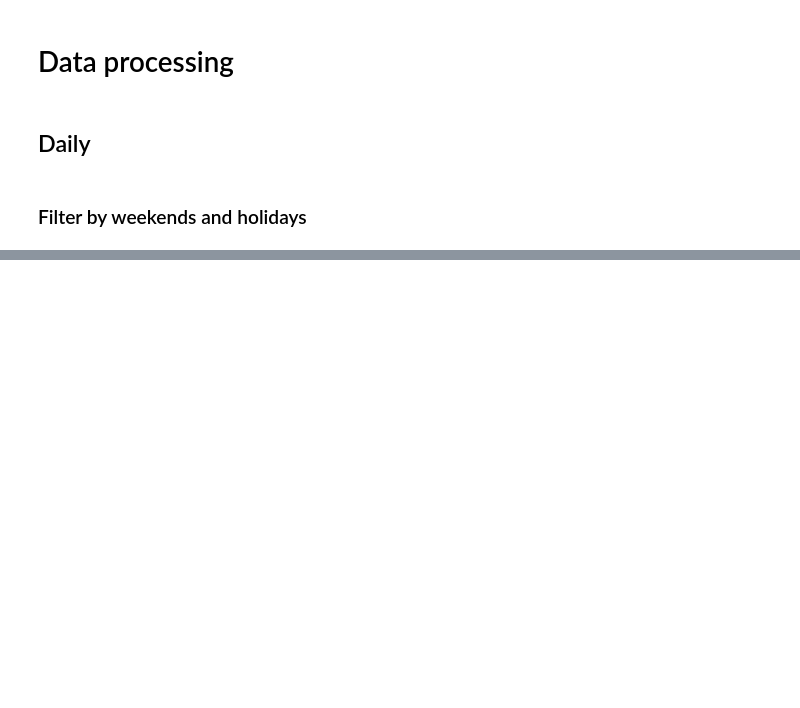
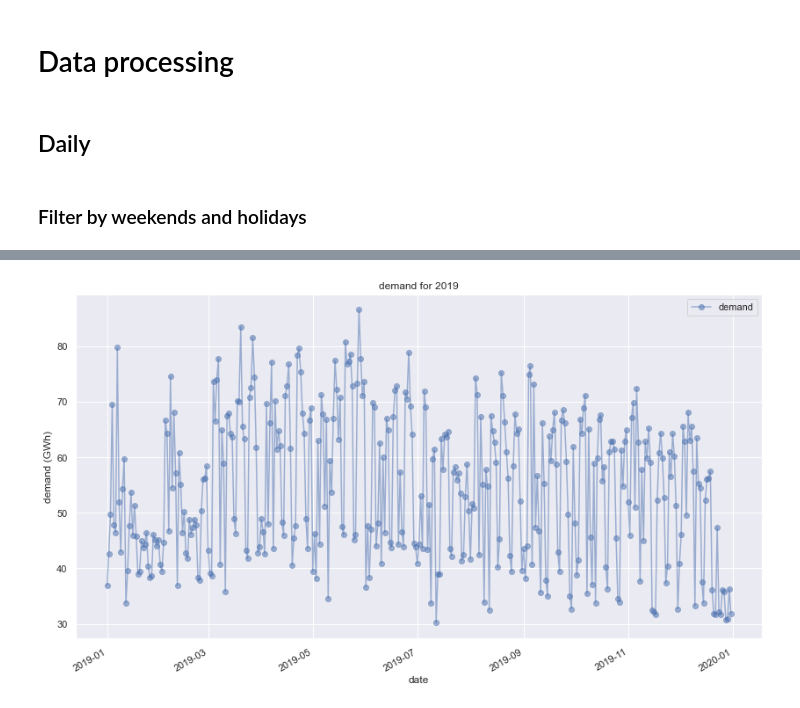
Before and after one commit to cchalc/forjuliana, a Jupyter notebook: notebooks/data.ipynb, the cells around one changed output, grey strips where cells are left out. Drawn from its saved outputs; the diff is of its cells as text; code cells hidden in the pictures; blank space fills up the shorter version.

```diff
--- a/notebooks/data.ipynb
+++ b/notebooks/data.ipynb
@@ -167,0 +157,15 @@ True
+# %%
+# plot with more customization
+cols_plot = ['demand']
+timerange = '2019'
+axes = ts_daily[cols_plot].plot(
+    marker='o',
+    alpha=0.5,
+    linestyle='-',
+    figsize=(14, 8),
+    subplots=True)
+for ax in axes:
+    ax.set_ylabel('demand (GWh)')
+    ax.set_title(f'demand for {timerange}')
+# %% [output]
+[figure, added]
```
Also changed, not shown: parts of 24 cells of this notebook, 1 other file.
